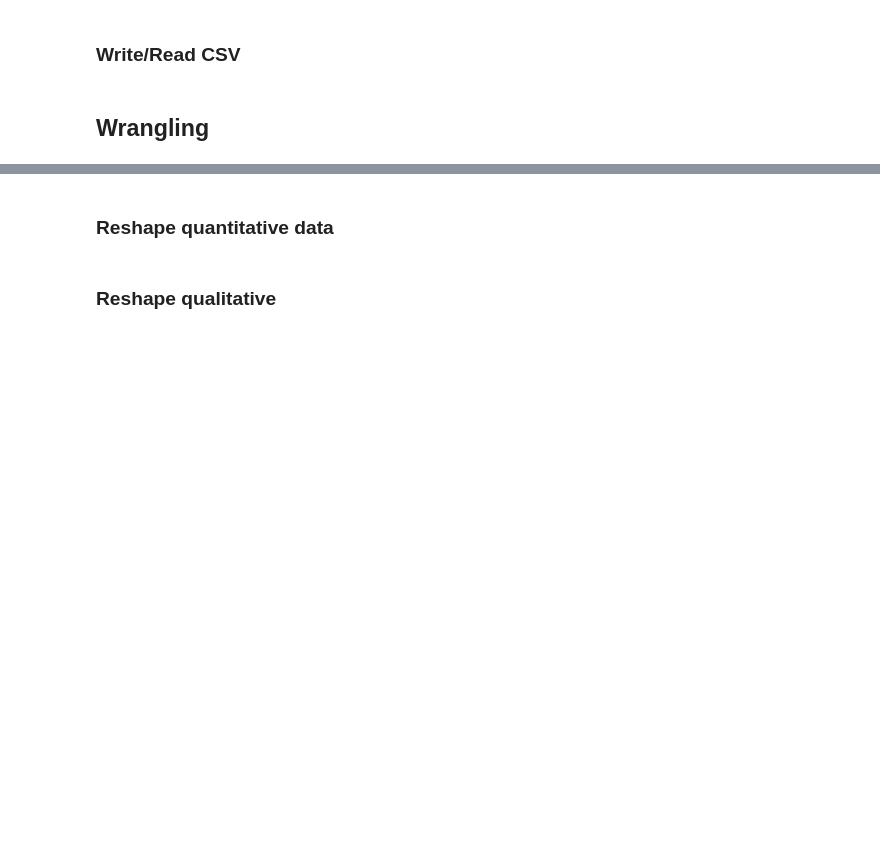
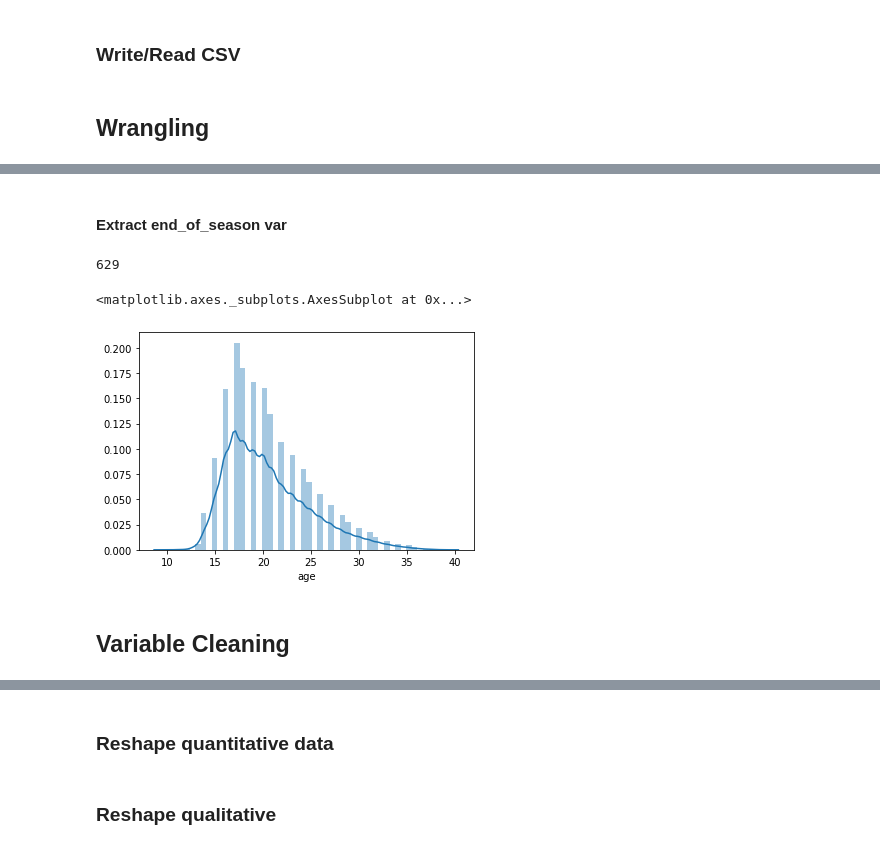
Before and after one commit to TomCallegari/ScoutingWithAI, a Jupyter notebook: Notebooks/ETL.ipynb, the cells around one changed output, grey strips where cells are left out. Drawn from its saved outputs; the diff is of its cells as text; code cells hidden in the pictures; blank space fills up the shorter version.

```diff
--- a/Notebooks/ETL.ipynb
+++ b/Notebooks/ETL.ipynb
@@ -49,8 +51,3 @@ awards = pd.DataFrame(list(award_stats.find()))
 players['ep_id'] = players['ep_id'].astype(int)
 meta['ep_id'] = meta['ep_id'].astype(int)
 awards['ep_id'] = awards['ep_id'].astype(int)
-
-# In case of dubplicates, drop them
-meta = meta.drop_duplicates()
-players = players.drop_duplicates()
-awards = awards.drop_duplicates()
@@ -77,0 +63,36 @@ awards.sample(10)
+# %% [markdown]
+#### Extract end_of_season var
+# %%
+players = players.drop(players[players['team'] == 'Did not play'].index)
+players['end_of_season'] = np.where(players['season'].str.extract(r'-(\d{1})\d{1}') == '9',
+                                    '19' + players['season'].str.extract(r'-(\d{2})') + '-04-05',
+                                    '20' + players['season'].str.extract(r'-(\d{2})') + '-04-05')
+
+awards['end_of_season'] = awards['season'].str.extract(r'-(\d{4})') + '-04-05'
+# %%
+# Convert date_of_birth and end_of_season to pandas datetime
+players['date_of_birth'] = pd.to_datetime(players['date_of_birth'])
+players['end_of_season'] = pd.to_datetime(players['end_of_season'])
+
+awards['date_of_birth'] = pd.to_datetime(awards['date_of_birth'])
+awards['end_of_season'] = pd.to_datetime(awards['end_of_season'])
+
+# Subtract end_of_season from date_of_birth to get the age of each player at the end of each season
+players['age'] = players['end_of_season'] - players['date_of_birth']
+awards['age'] = awards['end_of_season'] - awards['date_of_birth']
+
+# Convert the pandas timedelta object to integer years
+players['age'] = round(players['age'].dt.days / 365).astype(int)
+awards['age'] = round(awards['age'].dt.days / 365)
+
+# Set aside current date
+players['current_date'] = pd.to_datetime('today')
+
+# Subtract players birth date from the current date to get the current age
+players['current_age'] = players['current_date'] - players['date_of_birth']
+
+# Convert the pandas timedelta to integer years
+players['current_age'] = round(players['current_age'].dt.days / 365).astype(int)
+
+# Group awards by ep_id and age
+awards_grouped = awards.groupby(['ep_id', 'age']).agg({'award_count': 'sum'}).reset_index()
@@ -77,0 +101,11 @@ awards.sample(10)
+# %%
+len(players['league'].unique())
+# %% [output]
+629
+# %%
+sns.distplot(players['age'])
+# %% [output]
+<matplotlib.axes._subplots.AxesSubplot at 0x...>
+[figure, added]
+# %% [markdown]
+## Variable Cleaning
```
Also changed, not shown: parts of 68 cells of this notebook, 5 other files.
